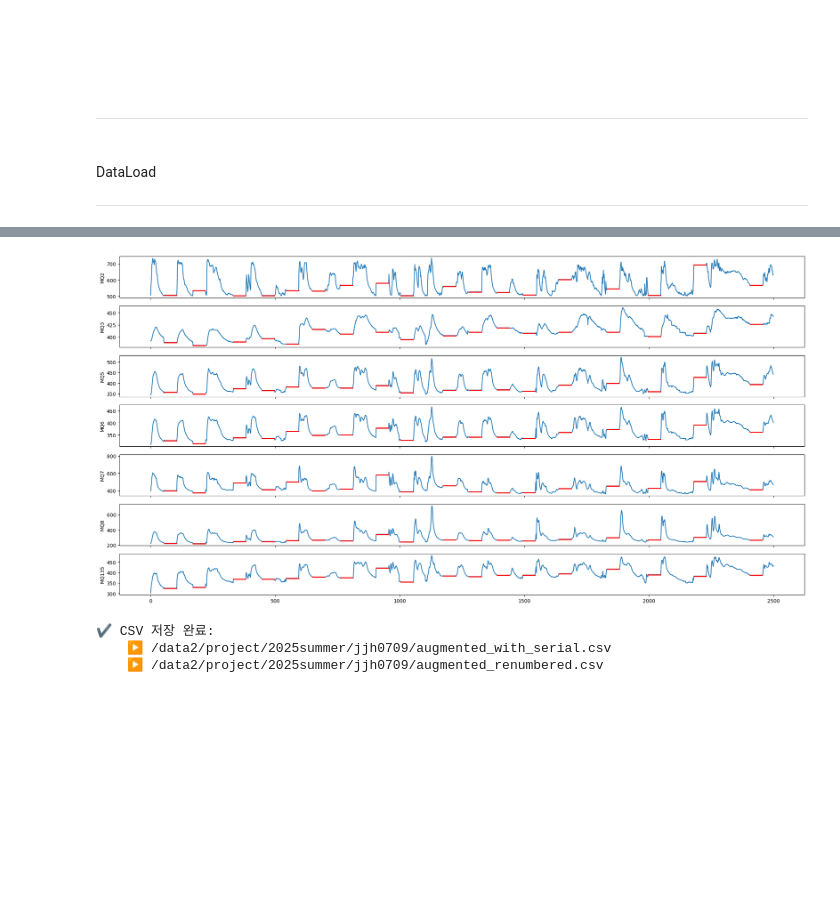
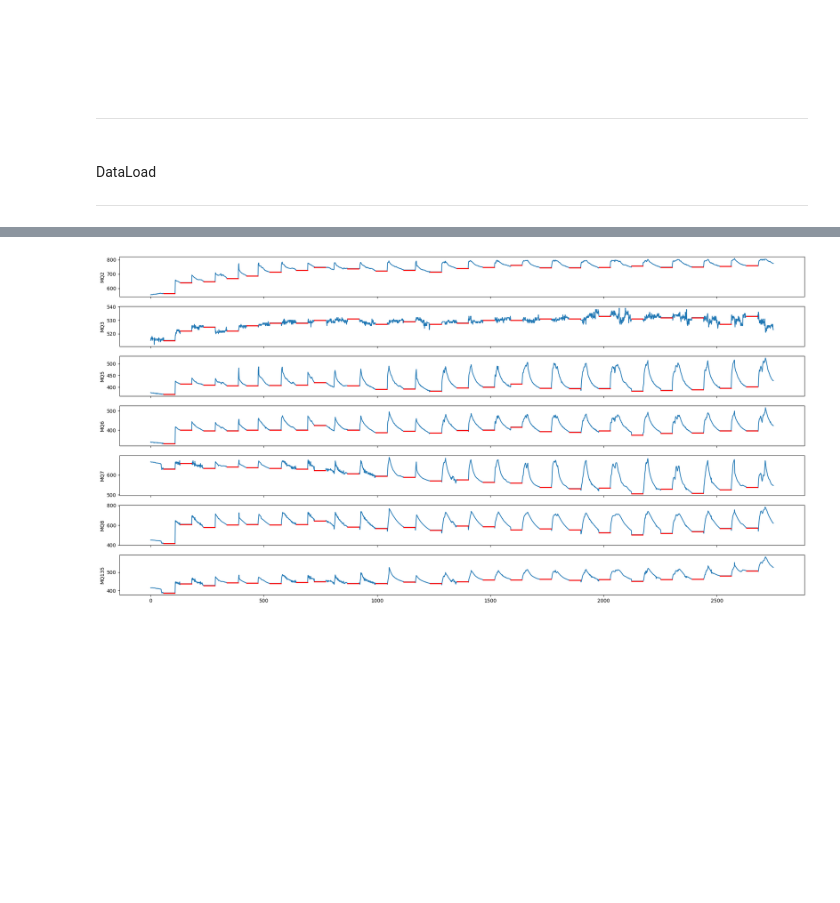
Before and after one commit to Wlsghdh/GasLeakage-MultiModal-MTF, a Jupyter notebook: Untitled1.ipynb, the cells around one changed output, grey strips where cells are left out. Drawn from its saved outputs; the diff is of its cells as text; code cells hidden in the pictures; blank space fills up the shorter version.

```diff
--- a/Untitled1.ipynb
+++ b/Untitled1.ipynb
@@ -99,11 +243,15 @@ import numpy as np
 import matplotlib.pyplot as plt
 import seaborn as sns
 
-start_points = [55, 120, 232, 297, 344, 400, 461, 555, 604,
-                725, 778, 840, 894, 989, 1131, 1247, 1380, 1556]
+x_values = [
+    58, 81, 135, 187, 224, 276, 373, 343, 470,
+    544, 618, 684, 752, 818, 890, 969, 1049,
+    1129, 1303, 1391, 1463, 1530, 1223
+]
+start_points = sorted(x_values)
 pad_length = 50
 sensor = pd.read_csv('/data2/project/2025summer/jjh0709/Data/zkwgkjkjn9-2/Gas Sensors Measurements/Gas_Sensors_Measurements.csv')
-data = sensor[sensor['Gas']=='Mixture'].reset_index()
+data = sensor[sensor['Gas']=='NoGas'].reset_index()
 data = data[['MQ2','MQ3','MQ5','MQ6','MQ7','MQ8','MQ135']]
 
 
@@ -115,43 +263,50 @@ current_length = 0
 
 for pt in start_points:
     augmented_data = pd.concat([augmented_data, data.iloc[prev_idx:pt]], ignore_index=True)
     current_length += (pt - prev_idx)
 
     replicated = pd.DataFrame([data.iloc[pt].values] * pad_length, columns=data.columns)
     augmented_data = pd.concat([augmented_data, replicated], ignore_index=True)
 
     replication_ranges.append((current_length, current_length + pad_length, data.iloc[pt].values))
     current_length += pad_length
     prev_idx = pt
 
 augmented_data = pd.concat([augmented_data, data.iloc[prev_idx:]], ignore_index=True)
 
 fig, axes = plt.subplots(7, 1, figsize=(20, 10), sharex=True)
 axes = axes.ravel()
 x = np.arange(len(augmented_data))
 sensor_names = ['MQ2','MQ3','MQ5','MQ6','MQ7','MQ8','MQ135']
 
 for i, name in enumerate(sensor_names):
     sns.lineplot(x=x, y=augmented_data[name], ax=axes[i])
     axes[i].set_ylabel(name)
 
 for (start, end, values) in replication_ranges:
     for i, val in enumerate(values):
         axes[i].plot(range(start, end), [val]*pad_length, color='red', linewidth=2)
 
 plt.tight_layout()
 plt.show()
+# 9.10.11.13.18
 # %% [output]
-[figure, old version]
+[figure, new version]
 # %%
 import pandas as pd
 import numpy as np
-start_points = [55, 120, 232, 297, 344, 400, 461, 555, 604,
-                725, 778, 840, 894, 989, 1131, 1247, 1380, 1556]
-pad_length = 200
+x_values = [
+    58, 81, 135, 187, 224, 276, 373, 343, 470,
+    544, 618, 684, 752, 818, 890, 971, 1051,
+    1129, 1303, 1392, 1464, 1530, 1223
+]
+start_points = sorted(x_values)
+# start_points = [55, 120, 232, 297, 344, 400, 461, 555, 604,
+#                 725, 778, 840, 894, 989, 1131, 1247, 1380, 1556]
+pad_length = 50
 
 sensor = pd.read_csv('/data2/project/2025summer/jjh0709/Data/zkwgkjkjn9-2/Gas Sensors Measurements/Gas_Sensors_Measurements.csv')
-data = sensor[sensor['Gas'] == 'Mixture'].reset_index(drop=True)
+data = sensor[sensor['Gas'] == 'NoGas'].reset_index(drop=True)
 
 cols = ['Serial Number', 'MQ2','MQ3','MQ5','MQ6','MQ7','MQ8','MQ135']
 data = data[cols]
@@ -186,10 +341,6 @@ augmented_renumbered = augmented_df.drop(columns=['Serial Number'])
 augmented_renumbered.insert(0, 'Time_Index', range(len(augmented_renumbered)))
 path_renumbered = '/data2/project/2025summer/jjh0709/augmented_renumbered.csv'
 augmented_renumbered.to_csv(path_renumbered, index=False)
-# %% [output]
-✔ CSV 저장 완료:
-    ▶ /data2/project/2025summer/jjh0709/augmented_with_serial.csv
-    ▶ /data2/project/2025summer/jjh0709/augmented_renumbered.csv
 # %% [markdown]
 <br>
 <br>
```
Also changed, not shown: parts of 4 cells of this notebook.
